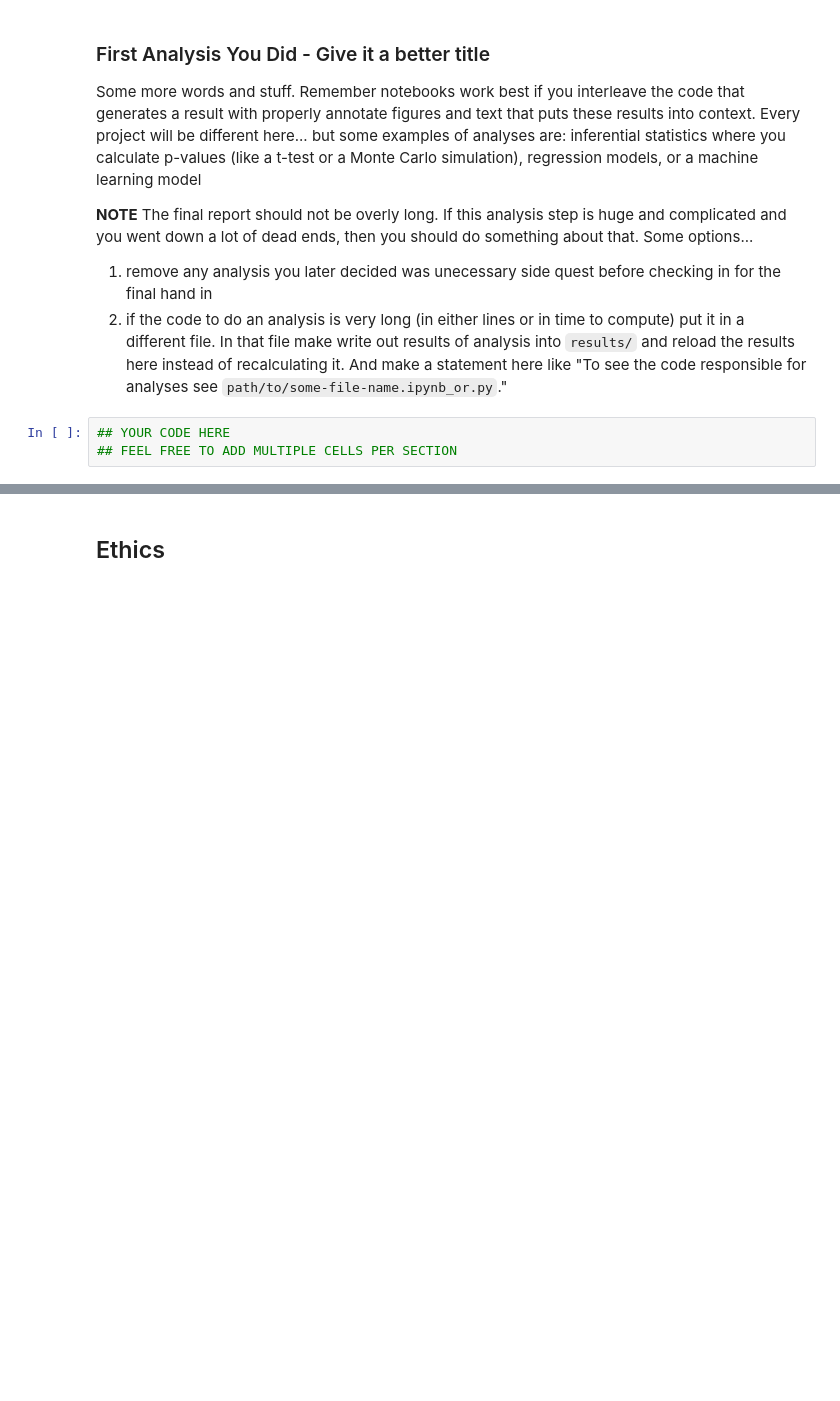
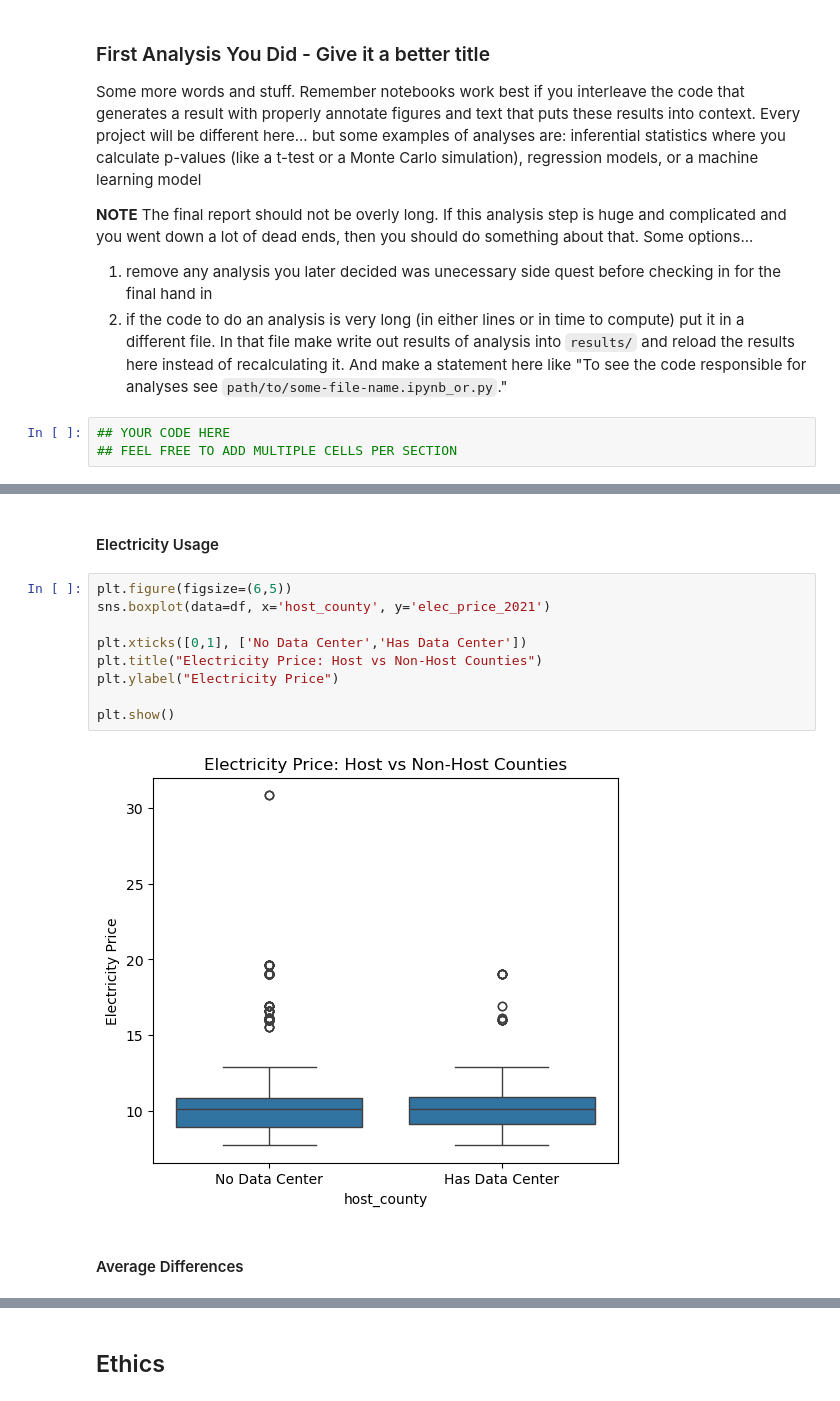
Before and after one commit to COGS108/Group147_WI26, a Jupyter notebook: 03-FinalProject.ipynb, the cells around one changed output, grey strips where cells are left out. Cells and saved outputs as stored; diff of their text form; blank space fills up the shorter version.

```diff
--- a/03-FinalProject.ipynb
+++ b/03-FinalProject.ipynb
@@ -289,0 +356,15 @@ Some more words and stuff.  Remember notebooks work best if you interleave the c
+# %% [markdown]
+#### Electricity Usage
+# %%
+plt.figure(figsize=(6,5))
+sns.boxplot(data=df, x='host_county', y='elec_price_2021')
+
+plt.xticks([0,1], ['No Data Center','Has Data Center'])
+plt.title("Electricity Price: Host vs Non-Host Counties")
+plt.ylabel("Electricity Price")
+
+plt.show()
+# %% [output]
+[figure, added]
+# %% [markdown]
+#### Average Differences
```
Also changed, not shown: parts of 31 cells of this notebook.
